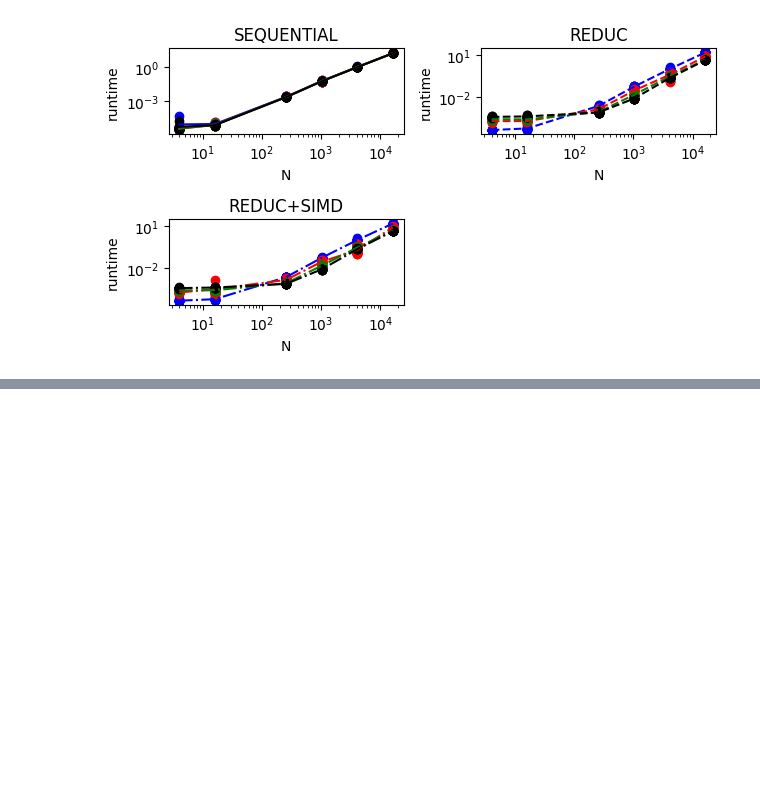
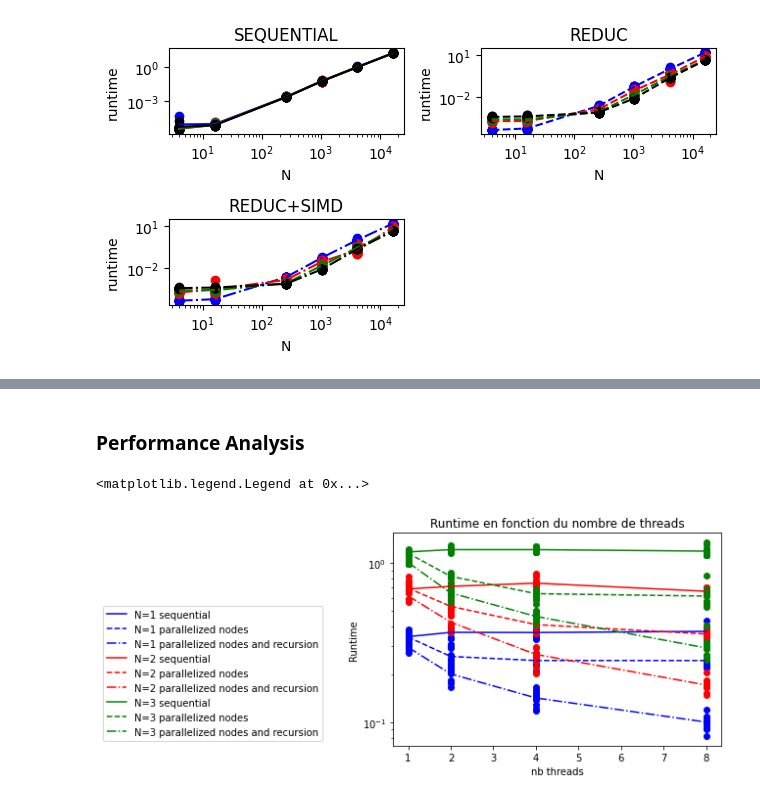
Before and after one commit to CyrilGomes/TP_OPENMP, a Jupyter notebook: src/openmp_tp.ipynb, the cells around one changed output, grey strips where cells are left out. Saved outputs shown, nothing was run; the diff lists cells and outputs as text; code cells hidden in the pictures; blank space fills up the shorter version.

```diff
--- a/src/openmp_tp.ipynb
+++ b/src/openmp_tp.ipynb
@@ -555,0 +612,48 @@ Finalement, de même que dans la partie 1 nous avons constater que la paralléli
+# %% [markdown]
+### Performance Analysis
+# %%
+%matplotlib inline
+import matplotlib.pyplot as plt
+import numpy as np
+from numpy import genfromtxt
+import pandas as pd
+import warnings
+
+warnings.filterwarnings('ignore')
+
+df = pd.read_csv('stats_part3.csv',header=0,names=['name','nb_threads','n', 'runtime'],dtype={
+                     'name' : str,
+                     'nb_threads':int,
+                     'n': int,
+                     'runtime' : float
+                 })
+
+color_n = {1 : "blue", 2 : "red", 3 : "green", 4 : "black"}
+
+for n in df['n'].drop_duplicates():
+    df_plot = df[(df['n'] == int(n))]
+    df_plot = df_plot[df_plot['name'] == "3 sequential"]
+    mean_stats = df_plot.groupby(['n','name','nb_threads']).mean().reset_index()
+    plt.plot(mean_stats['nb_threads'], mean_stats['runtime'],linestyle="solid", label=f'N={n} sequential', color=color_n[n])
+    plt.scatter(df_plot['nb_threads'], df_plot['runtime'], label=None, color = color_n[n])
+
+    df_plot = df[(df['n'] == int(n))]
+    df_plot = df_plot[df_plot['name'] == "3_1 parallelized nodes"]
+    mean_stats = df_plot.groupby(['n','name','nb_threads']).mean().reset_index()
+    plt.plot(mean_stats['nb_threads'], mean_stats['runtime'],linestyle="dashed", label=f'N={n} parallelized nodes', color = color_n[n])
+    plt.scatter(df_plot['nb_threads'], df_plot['runtime'], label=None, color = color_n[n])
+
+    df_plot = df[(df['n'] == int(n))]
+    df_plot = df_plot[df_plot['name'] == "3_2 parallelized n r"]
+    mean_stats = df_plot.groupby(['n','name','nb_threads']).mean().reset_index()
+    plt.plot(mean_stats['nb_threads'], mean_stats['runtime'],linestyle="dashdot", label=f'N={n} parallelized nodes and recursion', color = color_n[n])
+    plt.scatter(df_plot['nb_threads'], df_plot['runtime'], label=None, color = color_n[n])
+
+plt.yscale('log')
+plt.xlabel('nb threads')
+plt.ylabel('Runtime')
+plt.title("Runtime en fonction du nombre de threads")
+plt.legend(loc='lower right', bbox_to_anchor=(-0.2, 0))
+# %% [output]
+<matplotlib.legend.Legend at 0x...>
+[figure, added]
```
Also changed, not shown: parts of 15 cells of this notebook, 10 other files.
